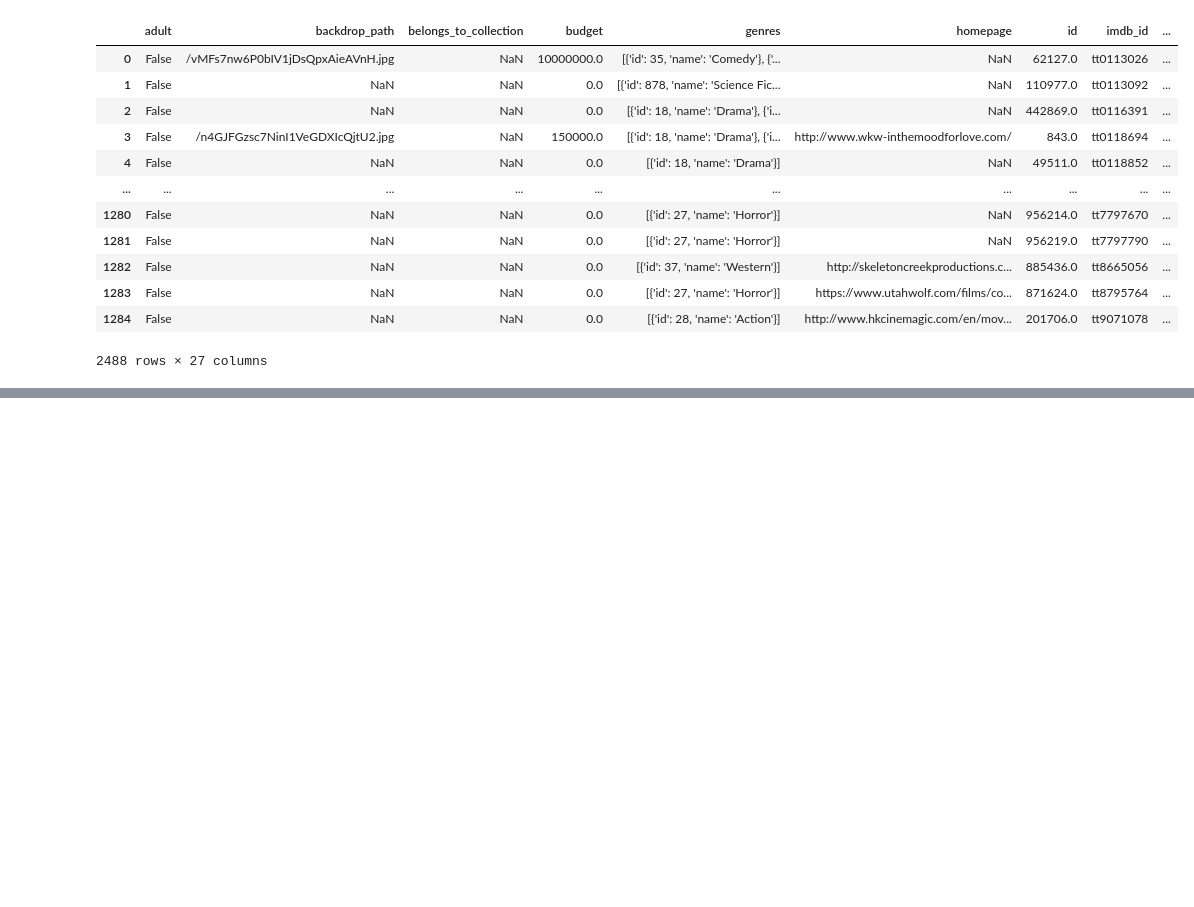
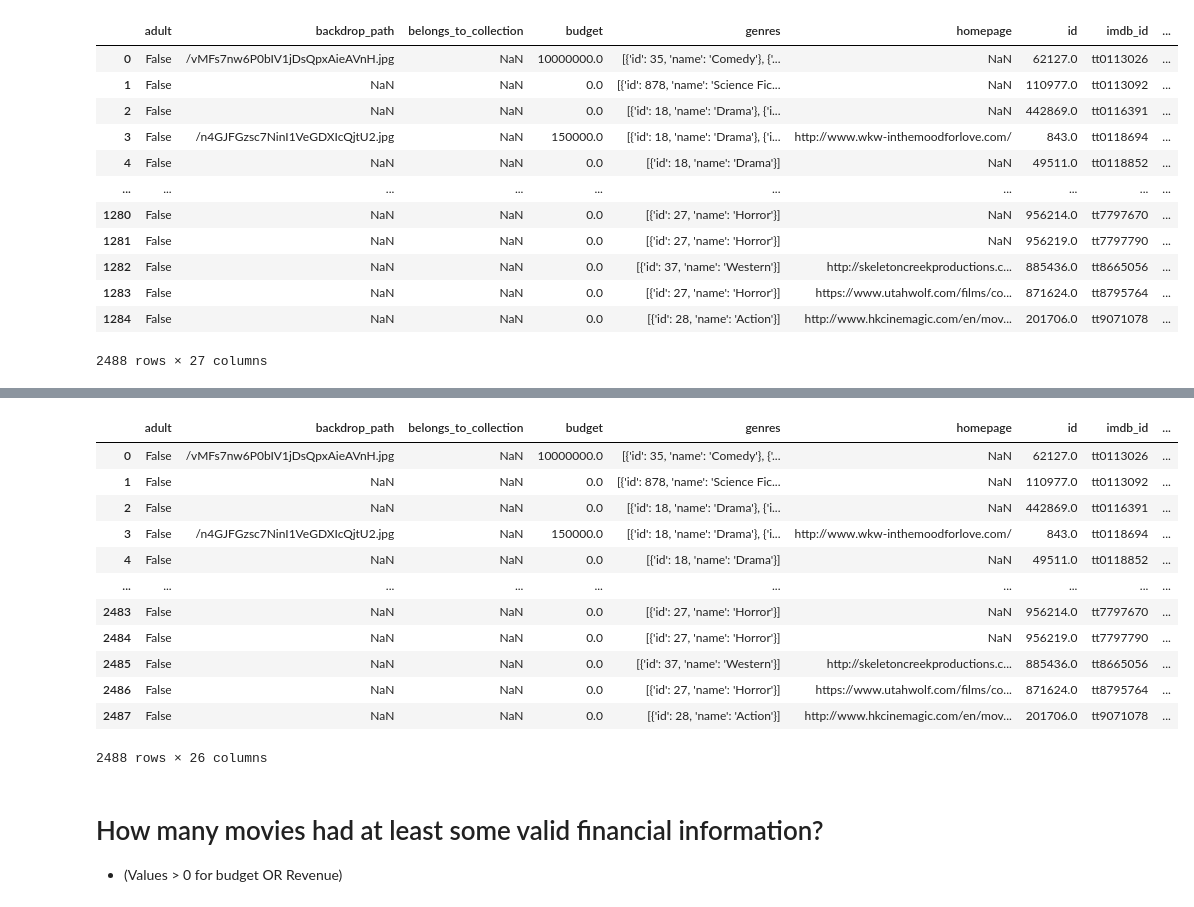
Before and after one commit to cole-beach/What-Makes-A-Movie-Successful, a Jupyter notebook: What Makes a Movie Successful - Part 02B - EDA Overview.ipynb, the cells around one changed output, grey strips where cells are left out. Saved outputs shown, nothing was run; the diff lists cells and outputs as text; code cells hidden in the pictures; blank space fills up the shorter version.

```diff
--- a/What Makes a Movie Successful - Part 02B - EDA Overview.ipynb
+++ b/What Makes a Movie Successful - Part 02B - EDA Overview.ipynb
@@ -105,0 +186,3 @@ NameError: name 'pf' is not defined
+# %%
+df.replace({'R\r':'R', 'PG-13\r':'PG-13', 'PG\r':'PG', 'NR\r':'NR', 'G\r':'G', 'NC-17\r':'NC-17', 'Unrated\r':'Unrated', '-\r':'-'},inplace=True)
+df['certification'].value_counts()
@@ -105,0 +199,2 @@ NameError: name 'pf' is not defined
+# %%
+df = df.drop(columns=['certification\r', '\r\r'])
@@ -105,0 +210,20 @@ NameError: name 'pf' is not defined
+# %%
+df = df.loc[ df['imdb_id']!='0']
+df
+# %% [output]
+|  | adult | backdrop_path | belongs_to_collection | budget | genres | homepage | id | imdb_id | ... |
+| 0 | False | /vMFs7nw6P0bIV1jDsQpxAieAVnH.jpg | NaN | 10000000.0 | [{'id': 35, 'name': 'Comedy'}, {'... | NaN | 62127.0 | tt0113026 | ... |
+| 1 | False | NaN | NaN | 0.0 | [{'id': 878, 'name': 'Science Fic... | NaN | 110977.0 | tt0113092 | ... |
+| 2 | False | NaN | NaN | 0.0 | [{'id': 18, 'name': 'Drama'}, {'i... | NaN | 442869.0 | tt0116391 | ... |
+| 3 | False | /n4GJFGzsc7NinI1VeGDXIcQjtU2.jpg | NaN | 150000.0 | [{'id': 18, 'name': 'Drama'}, {'i... | http://www.wkw-inthemoodforlove.com/ | 843.0 | tt0118694 | ... |
+| 4 | False | NaN | NaN | 0.0 | [{'id': 18, 'name': 'Drama'}] | NaN | 49511.0 | tt0118852 | ... |
+| ... | ... | ... | ... | ... | ... | ... | ... | ... | ... |
+| 2483 | False | NaN | NaN | 0.0 | [{'id': 27, 'name': 'Horror'}] | NaN | 956214.0 | tt7797670 | ... |
+| 2484 | False | NaN | NaN | 0.0 | [{'id': 27, 'name': 'Horror'}] | NaN | 956219.0 | tt7797790 | ... |
+| 2485 | False | NaN | NaN | 0.0 | [{'id': 37, 'name': 'Western'}] | http://skeletoncreekproductions.c... | 885436.0 | tt8665056 | ... |
+| 2486 | False | NaN | NaN | 0.0 | [{'id': 27, 'name': 'Horror'}] | https://www.utahwolf.com/films/co... | 871624.0 | tt8795764 | ... |
+| 2487 | False | NaN | NaN | 0.0 | [{'id': 28, 'name': 'Action'}] | http://www.hkcinemagic.com/en/mov... | 201706.0 | tt9071078 | ... |
+2488 rows × 26 columns
+# %% [markdown]
+# How many movies had at least some valid financial information?
+* (Values > 0 for budget OR Revenue)
```
Also changed, not shown: parts of 12 cells of this notebook, 2 other files.
